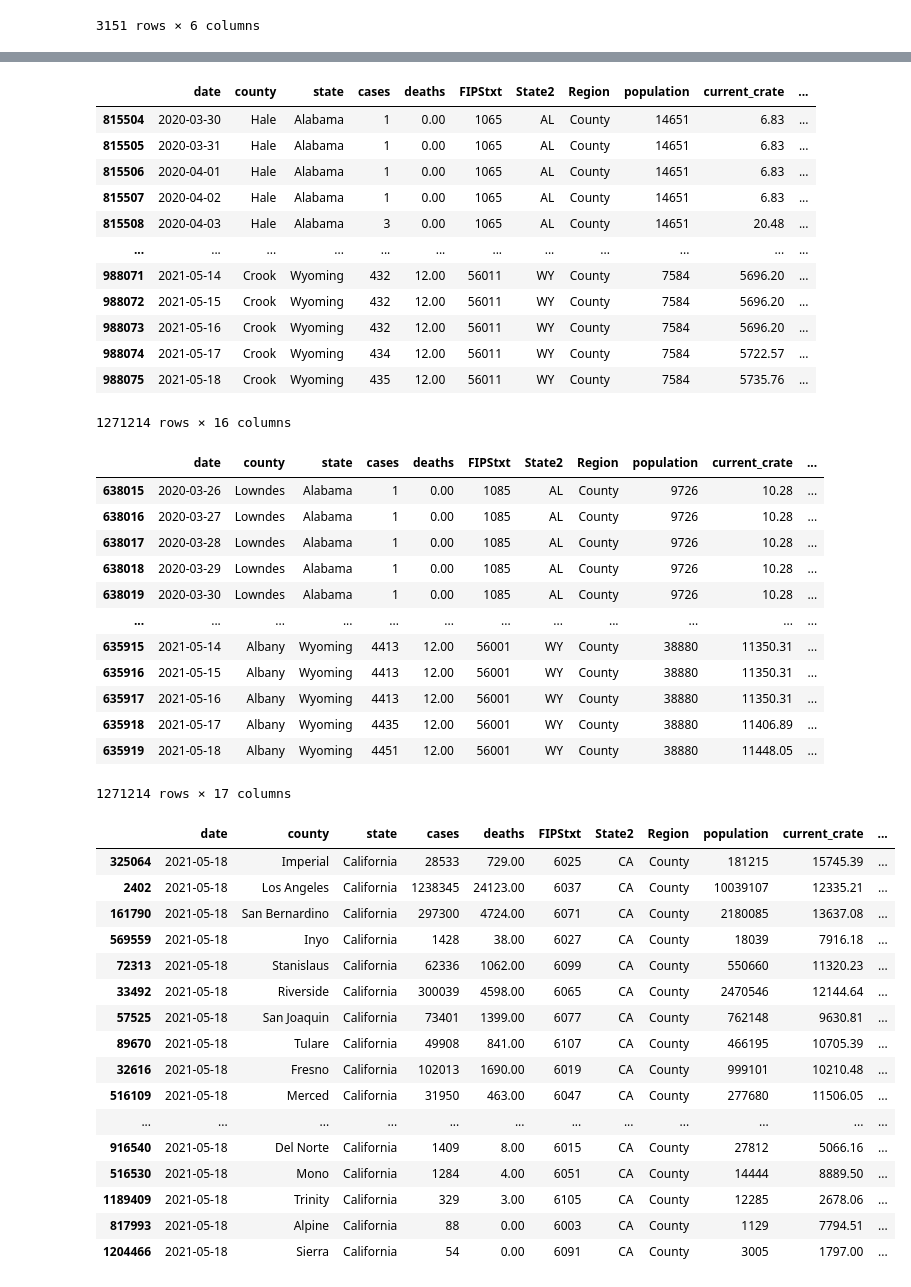
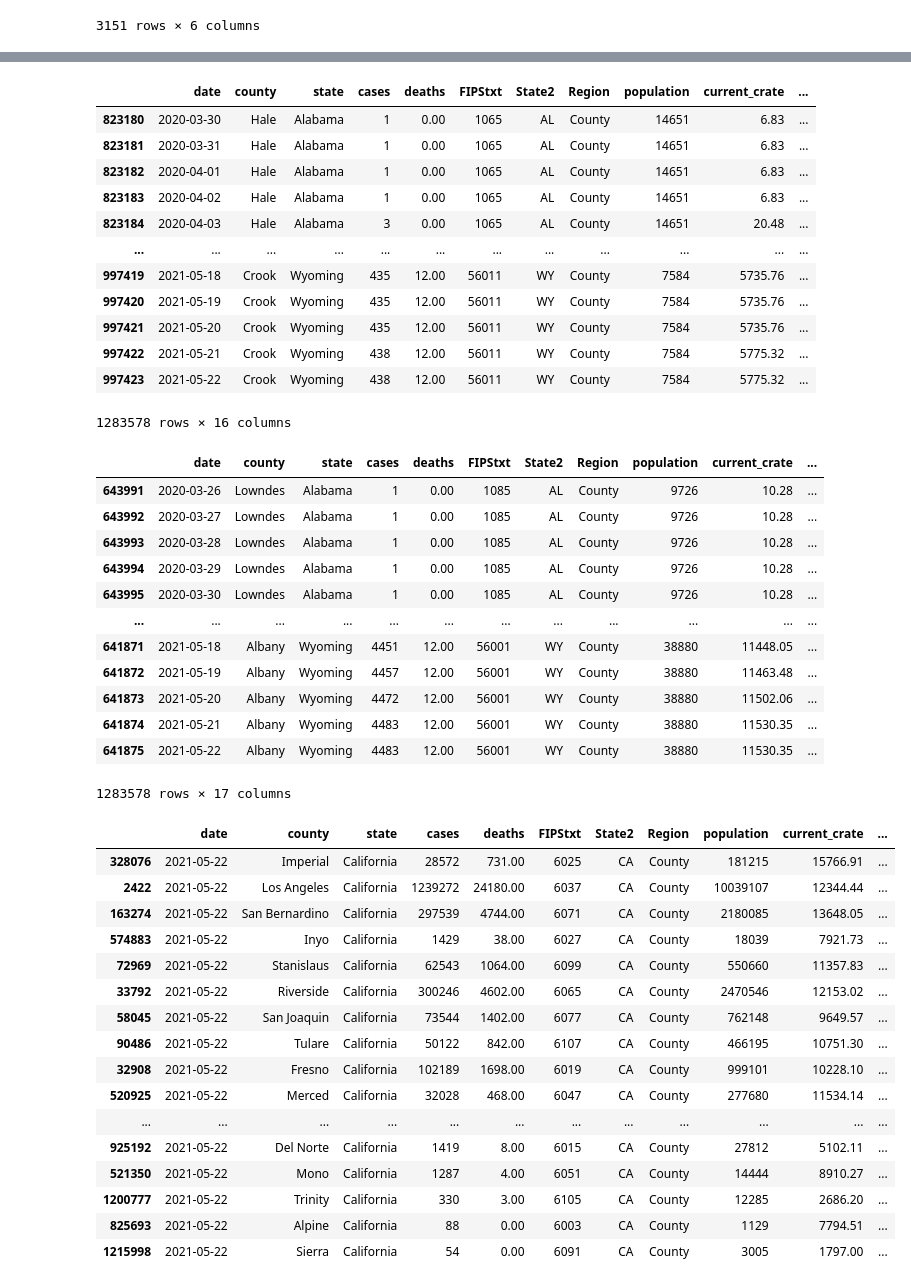
Before and after one commit to menlodoug/covid_crunching, a Jupyter notebook: pandas/COVID_USA.ipynb, the cells around one changed output, grey strips where cells are left out. Saved outputs shown, nothing was run; the diff lists cells and outputs as text; code cells hidden in the pictures.

```diff
--- a/pandas/COVID_USA.ipynb
+++ b/pandas/COVID_USA.ipynb
@@ -94,7 +94,7 @@ counties
 # %%
 # Isolate data from most current day.
 
-counties_us = counties[(counties['date'] == '2021-05-18') & (counties['Region'] == 'County')]
+counties_us = counties[(counties['date'] == '2021-05-22') & (counties['Region'] == 'County')]
 counties_us
 # %% [output]
 |  | date | county | state | cases | deaths | FIPStxt | State2 | Region | population | current_crate | ... |
@@ -208,18 +208,18 @@ usa['case_day'] = usa.groupby(['state','county']).cases.diff().fillna(usa.cases)
 usa
 # %% [output]
 |  | date | county | state | cases | deaths | FIPStxt | State2 | Region | population | current_crate | ... |
-| 815504 | 2020-03-30 | Hale | Alabama | 1 | 0.00 | 1065 | AL | County | 14651 | 6.83 | ... |
-| 815505 | 2020-03-31 | Hale | Alabama | 1 | 0.00 | 1065 | AL | County | 14651 | 6.83 | ... |
-| 815506 | 2020-04-01 | Hale | Alabama | 1 | 0.00 | 1065 | AL | County | 14651 | 6.83 | ... |
-| 815507 | 2020-04-02 | Hale | Alabama | 1 | 0.00 | 1065 | AL | County | 14651 | 6.83 | ... |
-| 815508 | 2020-04-03 | Hale | Alabama | 3 | 0.00 | 1065 | AL | County | 14651 | 20.48 | ... |
+| 823180 | 2020-03-30 | Hale | Alabama | 1 | 0.00 | 1065 | AL | County | 14651 | 6.83 | ... |
+| 823181 | 2020-03-31 | Hale | Alabama | 1 | 0.00 | 1065 | AL | County | 14651 | 6.83 | ... |
+| 823182 | 2020-04-01 | Hale | Alabama | 1 | 0.00 | 1065 | AL | County | 14651 | 6.83 | ... |
+| 823183 | 2020-04-02 | Hale | Alabama | 1 | 0.00 | 1065 | AL | County | 14651 | 6.83 | ... |
+| 823184 | 2020-04-03 | Hale | Alabama | 3 | 0.00 | 1065 | AL | County | 14651 | 20.48 | ... |
 | ... | ... | ... | ... | ... | ... | ... | ... | ... | ... | ... | ... |
-| 988071 | 2021-05-14 | Crook | Wyoming | 432 | 12.00 | 56011 | WY | County | 7584 | 5696.20 | ... |
-| 988072 | 2021-05-15 | Crook | Wyoming | 432 | 12.00 | 56011 | WY | County | 7584 | 5696.20 | ... |
-| 988073 | 2021-05-16 | Crook | Wyoming | 432 | 12.00 | 56011 | WY | County | 7584 | 5696.20 | ... |
-| 988074 | 2021-05-17 | Crook | Wyoming | 434 | 12.00 | 56011 | WY | County | 7584 | 5722.57 | ... |
-| 988075 | 2021-05-18 | Crook | Wyoming | 435 | 12.00 | 56011 | WY | County | 7584 | 5735.76 | ... |
+| 997419 | 2021-05-18 | Crook | Wyoming | 435 | 12.00 | 56011 | WY | County | 7584 | 5735.76 | ... |
+| 997420 | 2021-05-19 | Crook | Wyoming | 435 | 12.00 | 56011 | WY | County | 7584 | 5735.76 | ... |
+| 997421 | 2021-05-20 | Crook | Wyoming | 435 | 12.00 | 56011 | WY | County | 7584 | 5735.76 | ... |
+| 997422 | 2021-05-21 | Crook | Wyoming | 438 | 12.00 | 56011 | WY | County | 7584 | 5775.32 | ... |
+| 997423 | 2021-05-22 | Crook | Wyoming | 438 | 12.00 | 56011 | WY | County | 7584 | 5775.32 | ... |
-1271214 rows × 16 columns
+1283578 rows × 16 columns
 # %%
 # Break out daily death data from the New York Times csv that is cumulative in nature
 
@@ -228,18 +228,18 @@ usa['death_day'] = usa.groupby(['state','county']).deaths.diff().fillna(usa.deat
 usa
 # %% [output]
 |  | date | county | state | cases | deaths | FIPStxt | State2 | Region | population | current_crate | ... |
-| 638015 | 2020-03-26 | Lowndes | Alabama | 1 | 0.00 | 1085 | AL | County | 9726 | 10.28 | ... |
-| 638016 | 2020-03-27 | Lowndes | Alabama | 1 | 0.00 | 1085 | AL | County | 9726 | 10.28 | ... |
-| 638017 | 2020-03-28 | Lowndes | Alabama | 1 | 0.00 | 1085 | AL | County | 9726 | 10.28 | ... |
-| 638018 | 2020-03-29 | Lowndes | Alabama | 1 | 0.00 | 1085 | AL | County | 9726 | 10.28 | ... |
-| 638019 | 2020-03-30 | Lowndes | Alabama | 1 | 0.00 | 1085 | AL | County | 9726 | 10.28 | ... |
+| 643991 | 2020-03-26 | Lowndes | Alabama | 1 | 0.00 | 1085 | AL | County | 9726 | 10.28 | ... |
+| 643992 | 2020-03-27 | Lowndes | Alabama | 1 | 0.00 | 1085 | AL | County | 9726 | 10.28 | ... |
+| 643993 | 2020-03-28 | Lowndes | Alabama | 1 | 0.00 | 1085 | AL | County | 9726 | 10.28 | ... |
+| 643994 | 2020-03-29 | Lowndes | Alabama | 1 | 0.00 | 1085 | AL | County | 9726 | 10.28 | ... |
+| 643995 | 2020-03-30 | Lowndes | Alabama | 1 | 0.00 | 1085 | AL | County | 9726 | 10.28 | ... |
 | ... | ... | ... | ... | ... | ... | ... | ... | ... | ... | ... | ... |
-| 635915 | 2021-05-14 | Albany | Wyoming | 4413 | 12.00 | 56001 | WY | County | 38880 | 11350.31 | ... |
-| 635916 | 2021-05-15 | Albany | Wyoming | 4413 | 12.00 | 56001 | WY | County | 38880 | 11350.31 | ... |
-| 635917 | 2021-05-16 | Albany | Wyoming | 4413 | 12.00 | 56001 | WY | County | 38880 | 11350.31 | ... |
-| 635918 | 2021-05-17 | Albany | Wyoming | 4435 | 12.00 | 56001 | WY | County | 38880 | 11406.89 | ... |
-| 635919 | 2021-05-18 | Albany | Wyoming | 4451 | 12.00 | 56001 | WY | County | 38880 | 11448.05 | ... |
+| 641871 | 2021-05-18 | Albany | Wyoming | 4451 | 12.00 | 56001 | WY | County | 38880 | 11448.05 | ... |
+| 641872 | 2021-05-19 | Albany | Wyoming | 4457 | 12.00 | 56001 | WY | County | 38880 | 11463.48 | ... |
+| 641873 | 2021-05-20 | Albany | Wyoming | 4472 | 12.00 | 56001 | WY | County | 38880 | 11502.06 | ... |
+| 641874 | 2021-05-21 | Albany | Wyoming | 4483 | 12.00 | 56001 | WY | County | 38880 | 11530.35 | ... |
+| 641875 | 2021-05-22 | Albany | Wyoming | 4483 | 12.00 | 56001 | WY | County | 38880 | 11530.35 | ... |
-1271214 rows × 17 columns
+1283578 rows × 17 columns
 # %%
 # Export updated national data to csv for use in Tableau
 
@@ -247,26 +247,26 @@ usa.to_csv('daily_covid_us.csv', index=False)
 # %%
 # Filter California data to show only numbers for today
 
-counties_cal = usa[(usa['date'] == '2021-05-18') & (usa['state'] == 'California')]
+counties_cal = usa[(usa['date'] == '2021-05-22') & (usa['state'] == 'California')]
 counties_cal
 # %% [output]
 |  | date | county | state | cases | deaths | FIPStxt | State2 | Region | population | current_crate | ... |
-| 325064 | 2021-05-18 | Imperial | California | 28533 | 729.00 | 6025 | CA | County | 181215 | 15745.39 | ... |
-| 2402 | 2021-05-18 | Los Angeles | California | 1238345 | 24123.00 | 6037 | CA | County | 10039107 | 12335.21 | ... |
-| 161790 | 2021-05-18 | San Bernardino | California | 297300 | 4724.00 | 6071 | CA | County | 2180085 | 13637.08 | ... |
-| 569559 | 2021-05-18 | Inyo | California | 1428 | 38.00 | 6027 | CA | County | 18039 | 7916.18 | ... |
-| 72313 | 2021-05-18 | Stanislaus | California | 62336 | 1062.00 | 6099 | CA | County | 550660 | 11320.23 | ... |
-| 33492 | 2021-05-18 | Riverside | California | 300039 | 4598.00 | 6065 | CA | County | 2470546 | 12144.64 | ... |
-| 57525 | 2021-05-18 | San Joaquin | California | 73401 | 1399.00 | 6077 | CA | County | 762148 | 9630.81 | ... |
-| 89670 | 2021-05-18 | Tulare | California | 49908 | 841.00 | 6107 | CA | County | 466195 | 10705.39 | ... |
-| 32616 | 2021-05-18 | Fresno | California | 102013 | 1690.00 | 6019 | CA | County | 999101 | 10210.48 | ... |
-| 516109 | 2021-05-18 | Merced | California | 31950 | 463.00 | 6047 | CA | County | 277680 | 11506.05 | ... |
+| 328076 | 2021-05-22 | Imperial | California | 28572 | 731.00 | 6025 | CA | County | 181215 | 15766.91 | ... |
+| 2422 | 2021-05-22 | Los Angeles | California | 1239272 | 24180.00 | 6037 | CA | County | 10039107 | 12344.44 | ... |
+| 163274 | 2021-05-22 | San Bernardino | California | 297539 | 4744.00 | 6071 | CA | County | 2180085 | 13648.05 | ... |
+| 574883 | 2021-05-22 | Inyo | California | 1429 | 38.00 | 6027 | CA | County | 18039 | 7921.73 | ... |
+| 72969 | 2021-05-22 | Stanislaus | California | 62543 | 1064.00 | 6099 | CA | County | 550660 | 11357.83 | ... |
+| 33792 | 2021-05-22 | Riverside | California | 300246 | 4602.00 | 6065 | CA | County | 2470546 | 12153.02 | ... |
+| 58045 | 2021-05-22 | San Joaquin | California | 73544 | 1402.00 | 6077 | CA | County | 762148 | 9649.57 | ... |
+| 90486 | 2021-05-22 | Tulare | California | 50122 | 842.00 | 6107 | CA | County | 466195 | 10751.30 | ... |
+| 32908 | 2021-05-22 | Fresno | California | 102189 | 1698.00 | 6019 | CA | County | 999101 | 10228.10 | ... |
+| 520925 | 2021-05-22 | Merced | California | 32028 | 468.00 | 6047 | CA | County | 277680 | 11534.14 | ... |
 | ... | ... | ... | ... | ... | ... | ... | ... | ... | ... | ... | ... |
-| 916540 | 2021-05-18 | Del Norte | California | 1409 | 8.00 | 6015 | CA | County | 27812 | 5066.16 | ... |
-| 516530 | 2021-05-18 | Mono | California | 1284 | 4.00 | 6051 | CA | County | 14444 | 8889.50 | ... |
-| 1189409 | 2021-05-18 | Trinity | California | 329 | 3.00 | 6105 | CA | County | 12285 | 2678.06 | ... |
-| 817993 | 2021-05-18 | Alpine | California | 88 | 0.00 | 6003 | CA | County | 1129 | 7794.51 | ... |
-| 1204466 | 2021-05-18 | Sierra | California | 54 | 0.00 | 6091 | CA | County | 3005 | 1797.00 | ... |
+| 925192 | 2021-05-22 | Del Norte | California | 1419 | 8.00 | 6015 | CA | County | 27812 | 5102.11 | ... |
+| 521350 | 2021-05-22 | Mono | California | 1287 | 4.00 | 6051 | CA | County | 14444 | 8910.27 | ... |
+| 1200777 | 2021-05-22 | Trinity | California | 330 | 3.00 | 6105 | CA | County | 12285 | 2686.20 | ... |
+| 825693 | 2021-05-22 | Alpine | California | 88 | 0.00 | 6003 | CA | County | 1129 | 7794.51 | ... |
+| 1215998 | 2021-05-22 | Sierra | California | 54 | 0.00 | 6091 | CA | County | 3005 | 1797.00 | ... |
 # %%
 # Show top 10 California counties based on largest current infection rate
 
```
Also changed, not shown: parts of 12 cells of this notebook, 33 other files.
